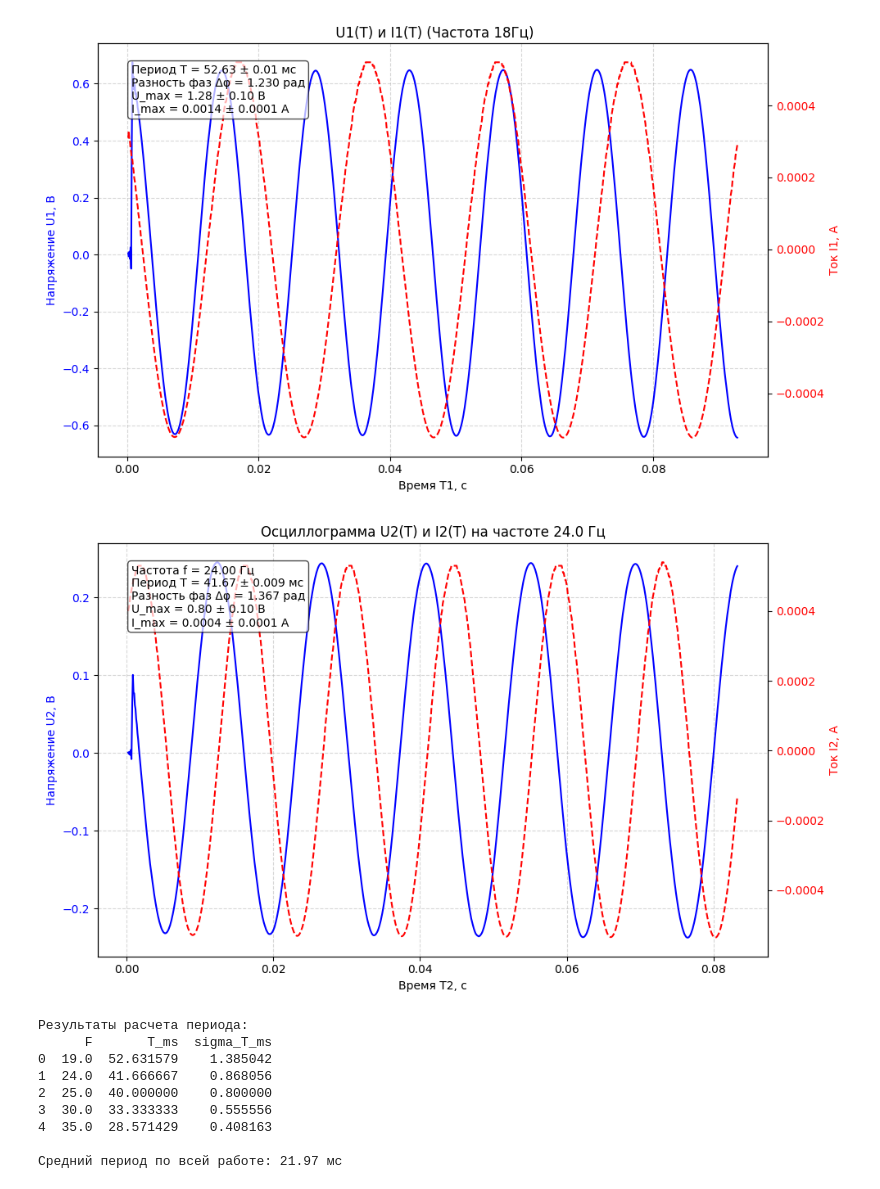
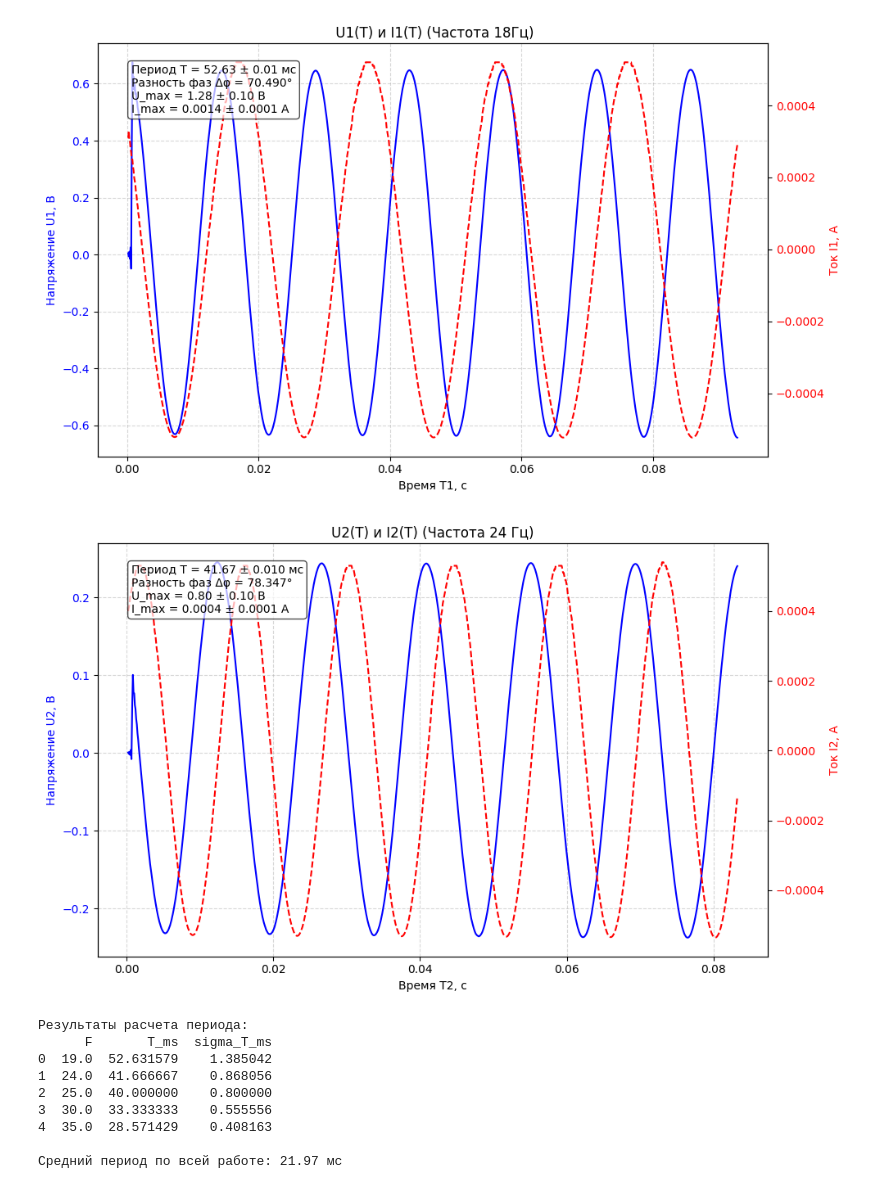
Before and after one commit to aerjiemi/physlab, a Jupyter notebook: 8/8.ipynb, the cells around one changed output. Saved outputs shown, nothing was run; the diff lists cells and outputs as text; code cells hidden in the pictures.

```diff
--- a/8/8.ipynb
+++ b/8/8.ipynb
@@ -34,10 +34,10 @@ ax2 = ax1.twinx()
 ax2.plot(t_data, i_data, color='red', linestyle='--', label='I1(t) - Частота 18Гц', linewidth=1.5)
 ax2.set_ylabel('Ток I1, А', color='red')
 ax2.tick_params(axis='y', labelcolor='red')
-
+import math
 # Аннотация
 info_text = (f"Период T = {T_ms:.2f} ± {sigma_T} мс\n"
-             f"Разность фаз Δφ = {d_phi:.3f} рад\n"
+             f"Разность фаз Δφ = {360 * d_phi/(math.pi*2):.3f}°\n"
              f"U_max = {u_max:.2f} ± 0.10 В\n"
              f"I_max = {i_max:.4f} ± 0.0001 А")
 
@@ -46,9 +46,10 @@ plt.text(0.05, 0.95, info_text, transform=ax1.transAxes, fontsize=10,
 
 plt.title(' U1(T) и I1(T) (Частота 18Гц)')
 fig.tight_layout()
+plt.savefig('1_2.png')
 plt.show()
 # %% [output]
-[figure, old version]
+[figure, new version]
 # %%
 idx = 1
 
@@ -68,38 +69,39 @@ i_max = df['I2'].iloc[idx]
 fig, ax1 = plt.subplots(figsize=(10, 6))
 
 t_end = (2 / f_val)
 mask = t_data <= t_end
 
 # Напряжение
 ax1.plot(t_data[mask], u_data[mask], color='blue', label=f'U2(t) - {f_val}Гц', linewidth=1.5)
 ax1.set_xlabel('Время T2, с')
 ax1.set_ylabel('Напряжение U2, В', color='blue')
 ax1.tick_params(axis='y', labelcolor='blue')
 ax1.grid(True, which='both', linestyle='--', alpha=0.5)
 
 # Ток
 ax2 = ax1.twinx()
 ax2.plot(t_data[mask], i_data[mask], color='red', linestyle='--', label=f'I2(t) - {f_val}Гц', linewidth=1.5)
 ax2.set_ylabel('Ток I2, А', color='red')
 ax2.tick_params(axis='y', labelcolor='red')
 
 
 
 # подпись
-info_text = (f"Частота f = {f_val:.2f} Гц\n"
-             f"Период T = {T_ms:.2f} ± {sigma_T:.3f} мс\n"
-             f"Разность фаз Δφ = {d_phi:.3f} рад\n"
+info_text = (
+             f"Период T = {T_ms:.2f} ± {0.01:.3f} мс\n"
+             f"Разность фаз Δφ = {360*d_phi/(2*math.pi):.3f}°\n"
              f"U_max = {u_max:.2f} ± 0.10 В\n"
              f"I_max = {i_max:.4f} ± 0.0001 А")
 
 plt.text(0.05, 0.95, info_text, transform=ax1.transAxes, fontsize=10,
          verticalalignment='top', bbox=dict(boxstyle='round', facecolor='white', alpha=0.7))
 
-plt.title(f'Осциллограмма U2(T) и I2(T) на частоте {f_val} Гц')
+plt.title('U2(T) и I2(T) (Частота 24 Гц)')
 fig.tight_layout()
+plt.savefig('2_2.png')
 plt.show()
 # %% [output]
-[figure, old version]
+[figure, new version]
 # %%
 sigma_f = 0.5
 df['T_ms'] = (1 / df['F']) * 1000
```
Also changed, not shown: parts of 3 cells of this notebook.
